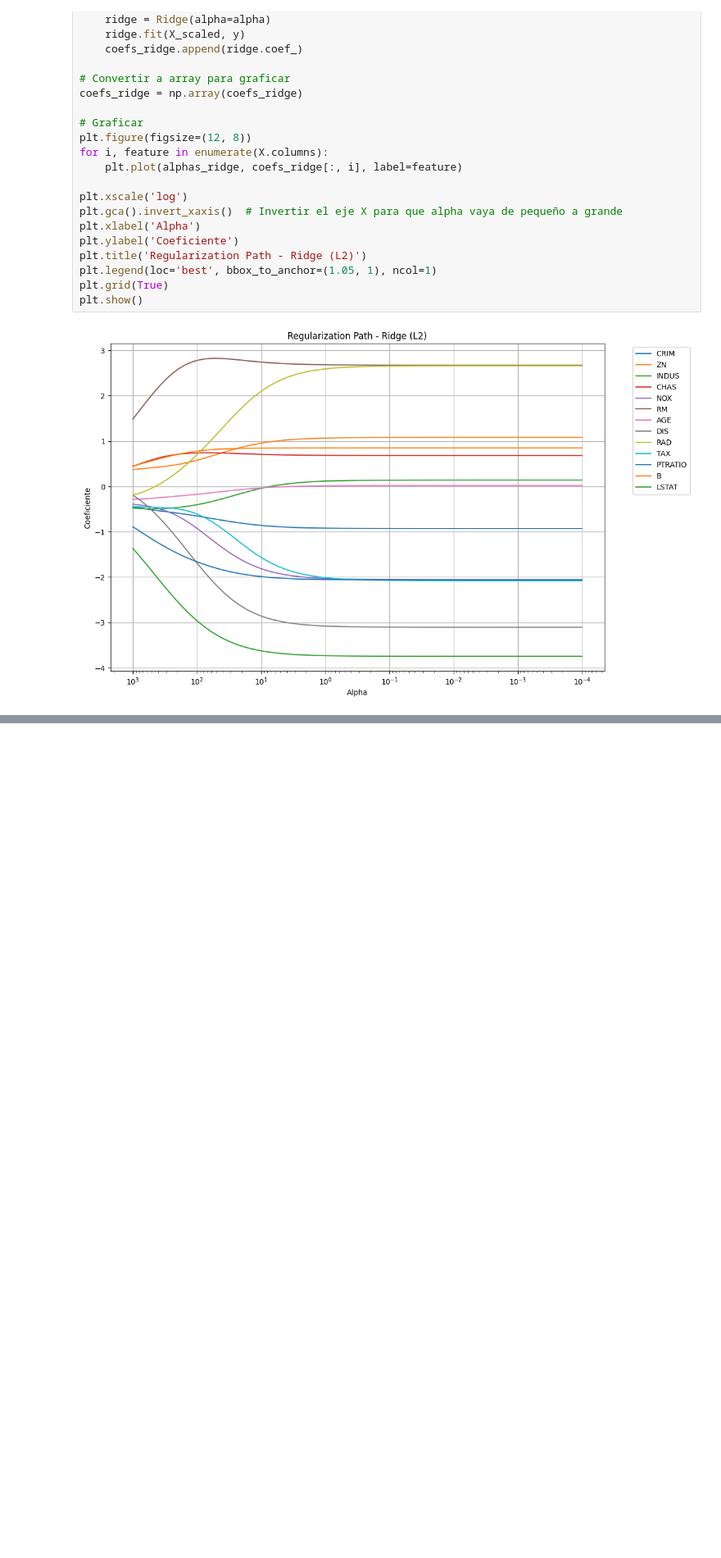
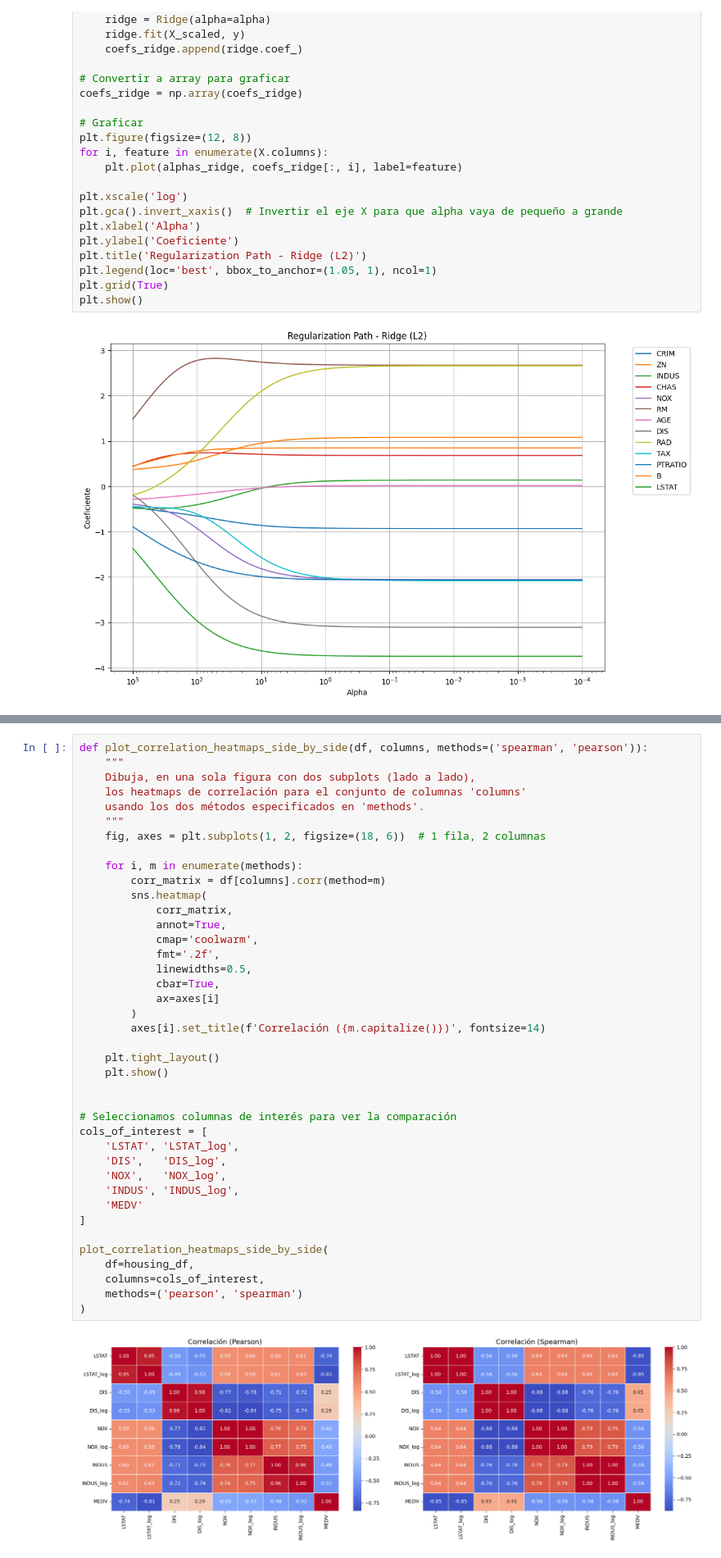
Before and after one commit to PabloSanchez87/DataScience_and_IA, a Jupyter notebook: Notebooks/Daniel/Regresion/Caso_Housing/regresion_lineal.ipynb, the cells around one changed output, grey strips where cells are left out. Shown at 82% size. Cells and saved outputs as stored; diff of their text form; blank space fills up the shorter version.

```diff
--- a/Notebooks/Daniel/Regresion/Caso_Housing/regresion_lineal.ipynb
+++ b/Notebooks/Daniel/Regresion/Caso_Housing/regresion_lineal.ipynb
@@ -679,0 +793,42 @@ plt.show()
+# %%
+def plot_correlation_heatmaps_side_by_side(df, columns, methods=('spearman', 'pearson')):
+    """
+    Dibuja, en una sola figura con dos subplots (lado a lado),
+    los heatmaps de correlación para el conjunto de columnas 'columns'
+    usando los dos métodos especificados en 'methods'.
+    """
+    fig, axes = plt.subplots(1, 2, figsize=(18, 6))  # 1 fila, 2 columnas
+
+    for i, m in enumerate(methods):
+        corr_matrix = df[columns].corr(method=m)
+        sns.heatmap(
+            corr_matrix,
+            annot=True,
+            cmap='coolwarm',
+            fmt='.2f',
+            linewidths=0.5,
+            cbar=True,
+            ax=axes[i]
+        )
+        axes[i].set_title(f'Correlación ({m.capitalize()})', fontsize=14)
+
+    plt.tight_layout()
+    plt.show()
+
+
+# Seleccionamos columnas de interés para ver la comparación
+cols_of_interest = [
+    'LSTAT', 'LSTAT_log',
+    'DIS',   'DIS_log',
+    'NOX',   'NOX_log',
+    'INDUS', 'INDUS_log',
+    'MEDV'
+]
+
+plot_correlation_heatmaps_side_by_side(
+    df=housing_df,
+    columns=cols_of_interest,
+    methods=('pearson', 'spearman')
+)
+# %% [output]
+[figure, added]
```
Also changed, not shown: parts of 19 cells of this notebook, 1 other file.
